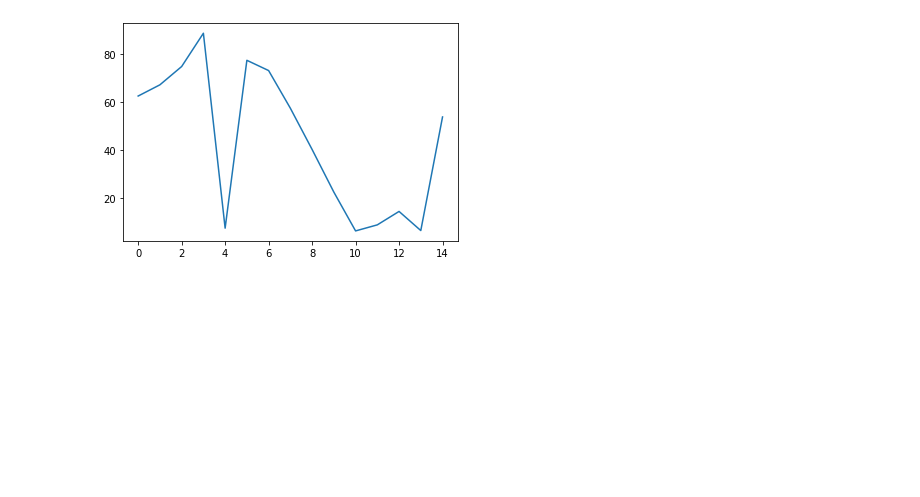
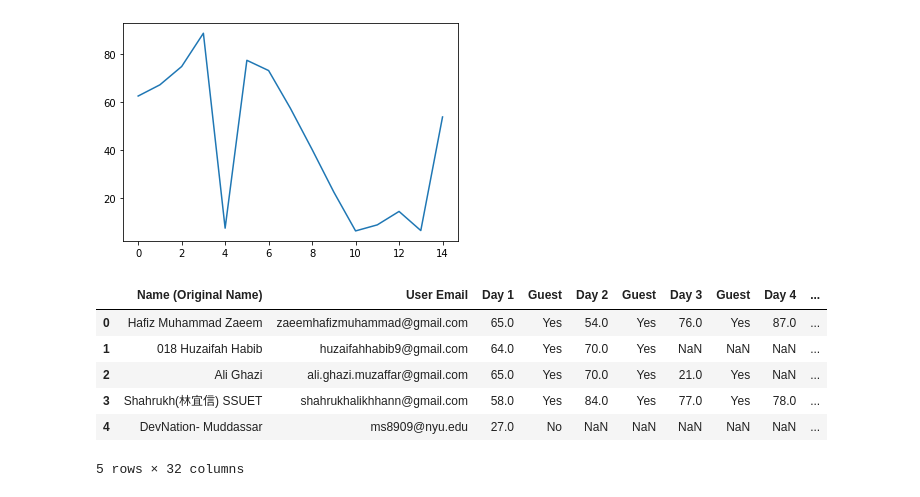
Before and after one commit to ZaidSultan10/dev_nation_student_EDA, a Jupyter notebook: Use_case_Dev_nation_2021_08_28-checkpoint.ipynb, the cells around one changed output. Cells and saved outputs as stored; diff of their text form; code cells hidden in the pictures; blank space fills up the shorter version.

Commit message:
eda on dev nation students

```diff
--- a/Use_case_Dev_nation_2021_08_28-checkpoint.ipynb
+++ b/Use_case_Dev_nation_2021_08_28-checkpoint.ipynb
@@ -67,0 +73,10 @@ sb.lineplot(data = mean_data)
+# %%
+df_merged.head()
+# %% [output]
+|  | Name (Original Name) | User Email | Day 1 | Guest | Day 2 | Guest | Day 3 | Guest | Day 4 | ... |
+| 0 | Hafiz Muhammad Zaeem | zaeemhafizmuhammad@gmail.com | 65.0 | Yes | 54.0 | Yes | 76.0 | Yes | 87.0 | ... |
+| 1 | 018 Huzaifah Habib | huzaifahhabib9@gmail.com | 64.0 | Yes | 70.0 | Yes | NaN | NaN | NaN | ... |
+| 2 | Ali Ghazi | ali.ghazi.muzaffar@gmail.com | 65.0 | Yes | 70.0 | Yes | 21.0 | Yes | NaN | ... |
+| 3 | Shahrukh(林宜信) SSUET | shahrukhalikhhann@gmail.com | 58.0 | Yes | 84.0 | Yes | 77.0 | Yes | 78.0 | ... |
+| 4 | DevNation- Muddassar | ms8909@nyu.edu | 27.0 | No | NaN | NaN | NaN | NaN | NaN | ... |
+5 rows × 32 columns
```
Also changed, not shown: parts of 14 cells of this notebook.
